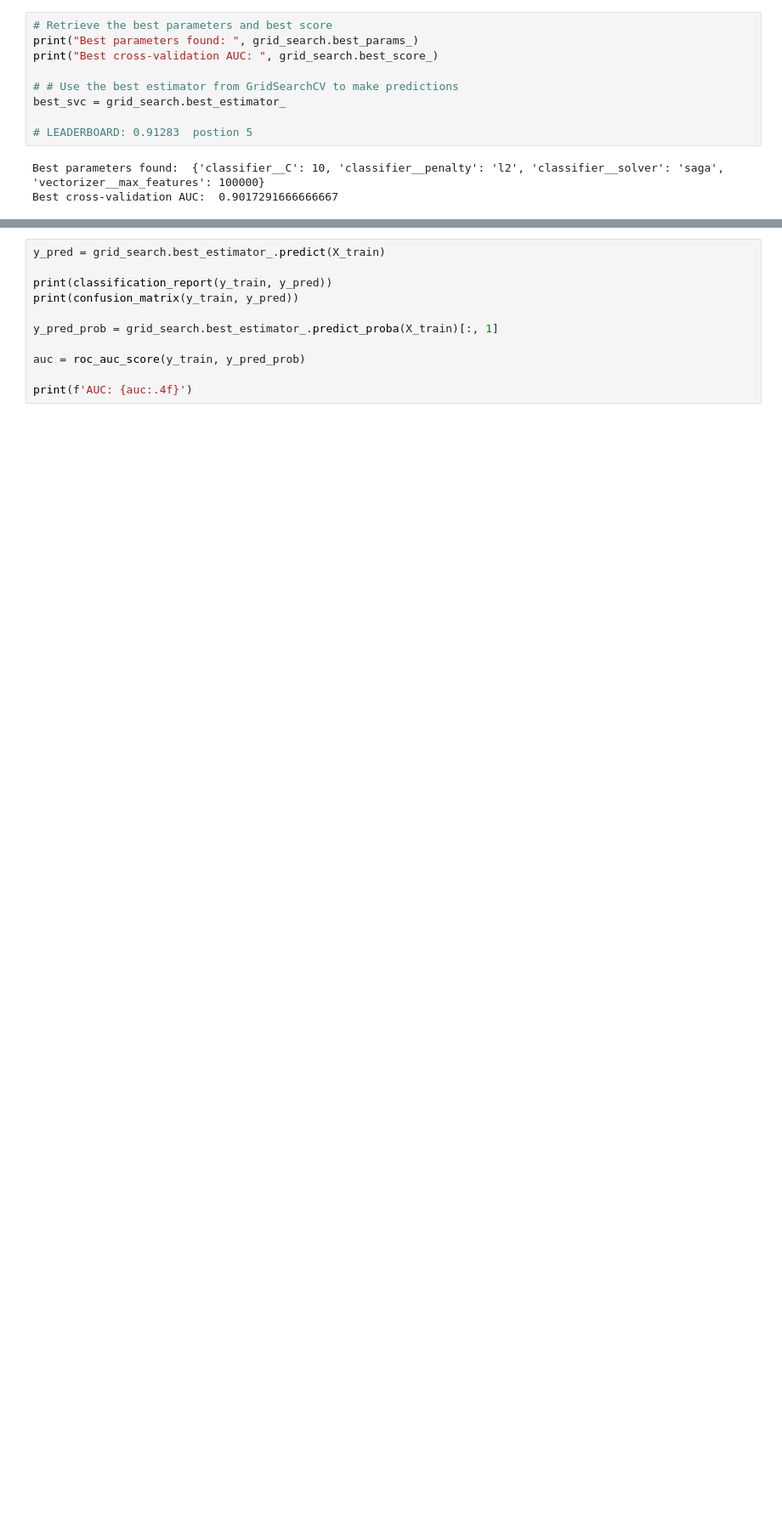
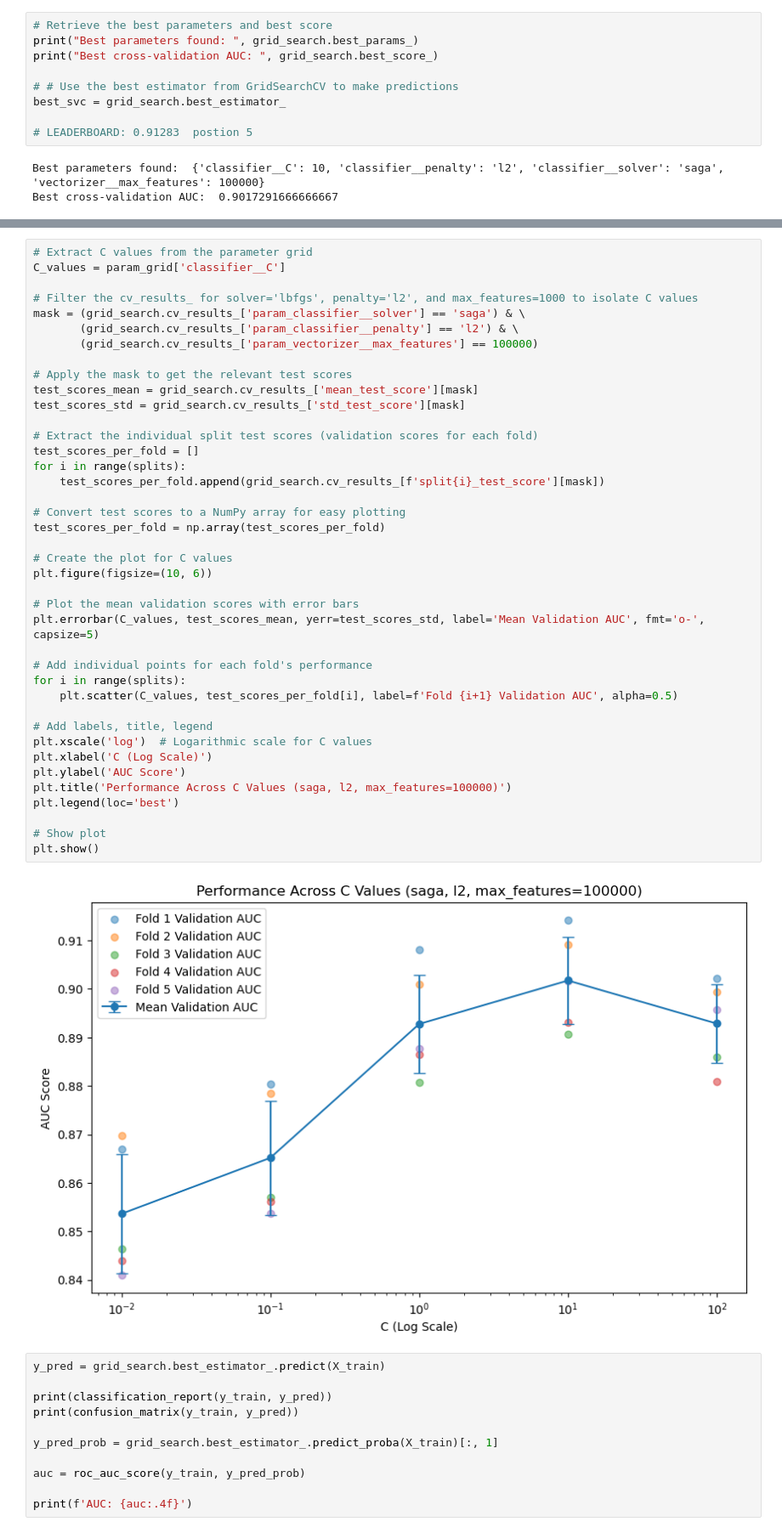
Before and after one commit to ManuP6789/cs135-24f-assignments, a Jupyter notebook: projectA/notebooks/problem_1_bag_of_words.ipynb, the cells around one changed output, grey strips where cells are left out. Shown: that part at 85% size. Saved outputs shown, nothing was run; the diff lists cells and outputs as text; blank space fills up the shorter version.

```diff
--- a/projectA/notebooks/problem_1_bag_of_words.ipynb
+++ b/projectA/notebooks/problem_1_bag_of_words.ipynb
@@ -178,3 +163,45 @@ plt.show()
+# %%
+# Extract C values from the parameter grid
+C_values = param_grid['classifier__C']
+
+# Filter the cv_results_ for solver='lbfgs', penalty='l2', and max_features=1000 to isolate C values
+mask = (grid_search.cv_results_['param_classifier__solver'] == 'saga') & \
+       (grid_search.cv_results_['param_classifier__penalty'] == 'l2') & \
+       (grid_search.cv_results_['param_vectorizer__max_features'] == 100000)
+
+# Apply the mask to get the relevant test scores
+test_scores_mean = grid_search.cv_results_['mean_test_score'][mask]
+test_scores_std = grid_search.cv_results_['std_test_score'][mask]
+
+# Extract the individual split test scores (validation scores for each fold)
+test_scores_per_fold = []
+for i in range(splits):
+    test_scores_per_fold.append(grid_search.cv_results_[f'split{i}_test_score'][mask])
+
+# Convert test scores to a NumPy array for easy plotting
+test_scores_per_fold = np.array(test_scores_per_fold)
+
+# Create the plot for C values
+plt.figure(figsize=(10, 6))
+
+# Plot the mean validation scores with error bars
+plt.errorbar(C_values, test_scores_mean, yerr=test_scores_std, label='Mean Validation AUC', fmt='o-', capsize=5)
+
+# Add individual points for each fold's performance
+for i in range(splits):
+    plt.scatter(C_values, test_scores_per_fold[i], label=f'Fold {i+1} Validation AUC', alpha=0.5)
+
+# Add labels, title, legend
+plt.xscale('log')  # Logarithmic scale for C values
+plt.xlabel('C (Log Scale)')
+plt.ylabel('AUC Score')
+plt.title('Performance Across C Values (saga, l2, max_features=100000)')
+plt.legend(loc='best')
+
+# Show plot
+plt.show()
+# %% [output]
+[figure, added]
 # %%
 y_pred = grid_search.best_estimator_.predict(X_train)
 
```
Also changed, not shown: parts of 2 cells of this notebook, 1 other file.
